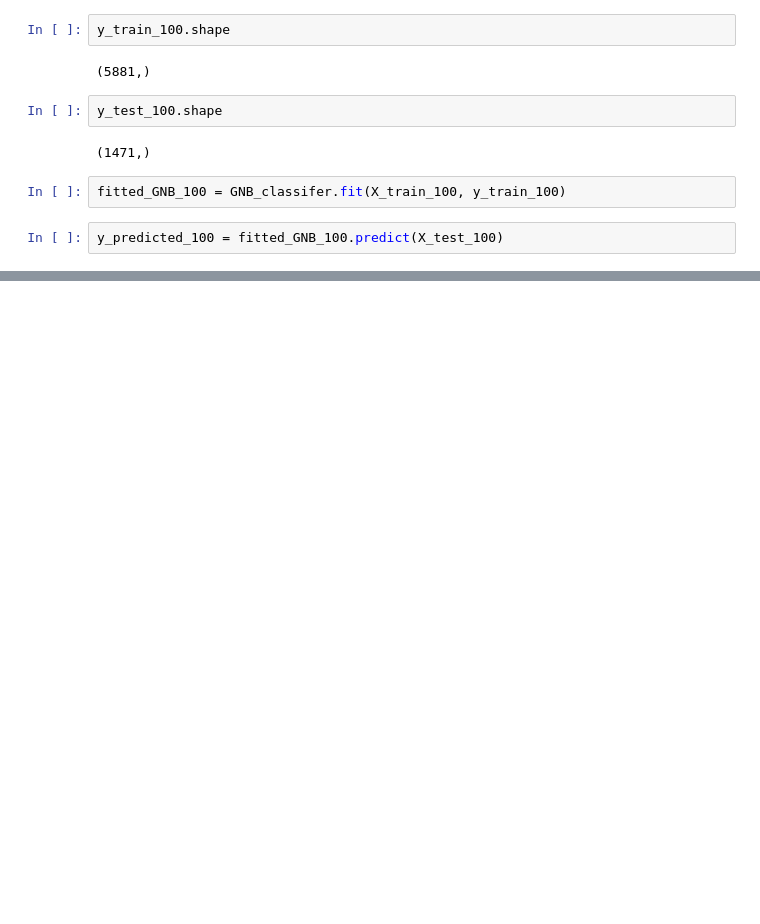
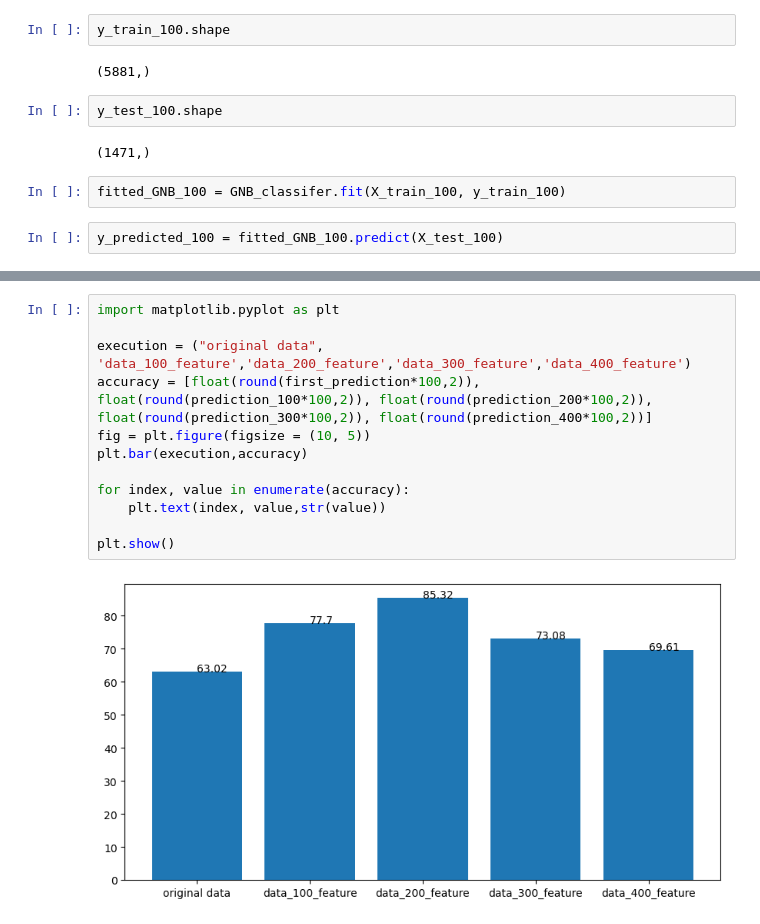
Before and after one commit to ParhamHasani/ML_1401_1402, a Jupyter notebook: dimension-reduction.ipynb, the cells around one changed output, grey strips where cells are left out. Drawn from its saved outputs; the diff is of its cells as text; blank space fills up the shorter version.

```diff
--- a/dimension-reduction.ipynb
+++ b/dimension-reduction.ipynb
@@ -156,0 +158,14 @@ print(prediction_400)
+# %%
+import matplotlib.pyplot as plt
+
+execution = ("original data", 'data_100_feature','data_200_feature','data_300_feature','data_400_feature')
+accuracy = [float(round(first_prediction*100,2)), float(round(prediction_100*100,2)), float(round(prediction_200*100,2)), float(round(prediction_300*100,2)), float(round(prediction_400*100,2))]
+fig = plt.figure(figsize = (10, 5))
+plt.bar(execution,accuracy)
+
+for index, value in enumerate(accuracy):
+    plt.text(index, value,str(value))
+
+plt.show()
+# %% [output]
+[figure, added]
```
Also changed, not shown: parts of 8 cells of this notebook.
